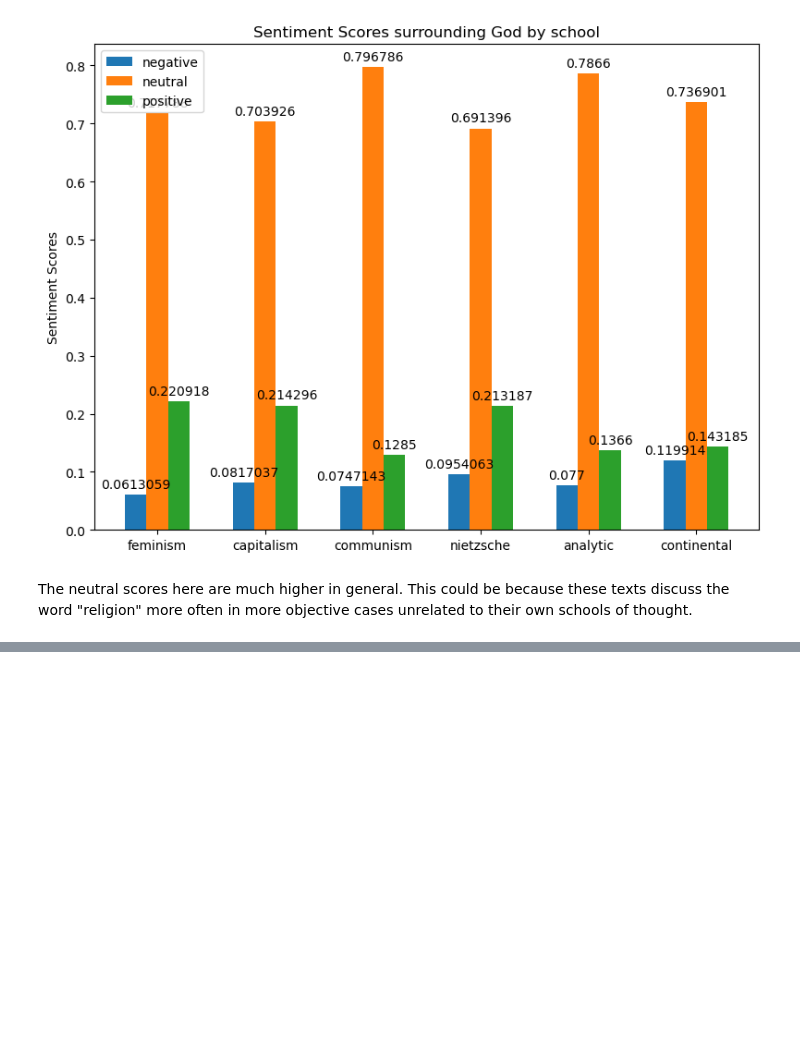
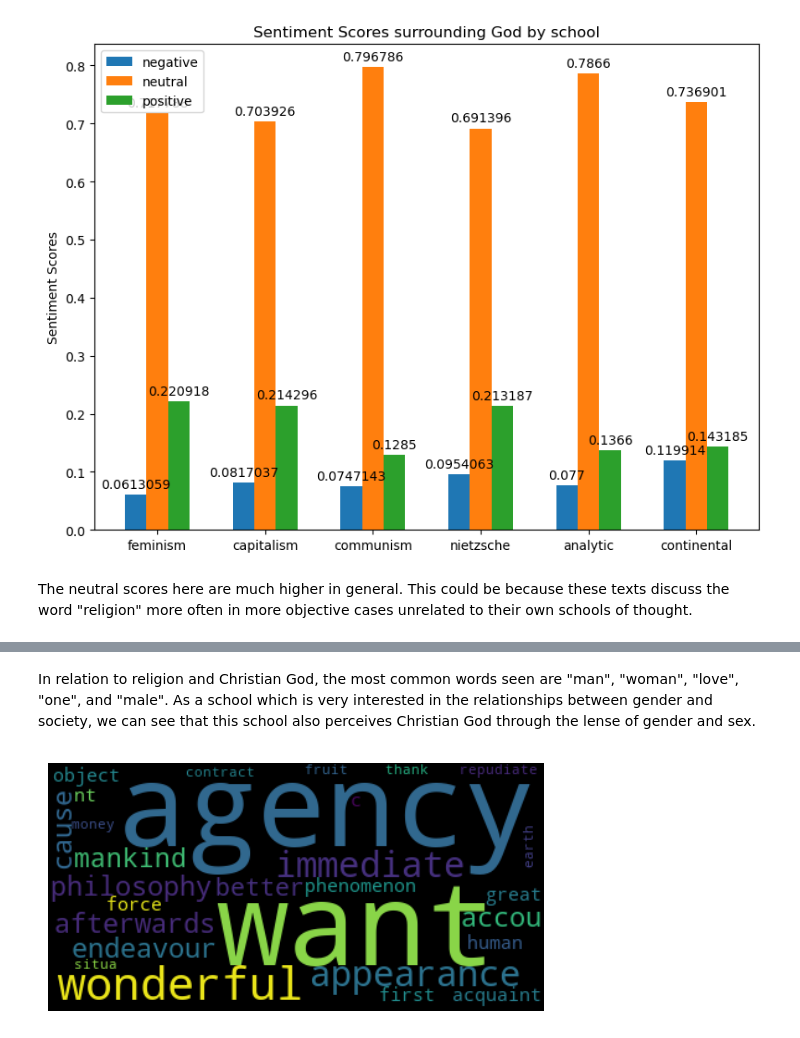
Before and after one commit to TZstatsADS/ads-spring2023-project1-lpa2114, a Jupyter notebook: doc/ADS Philosophy Project.ipynb, the cells around one changed output, grey strips where cells are left out. Drawn from its saved outputs; the diff is of its cells as text; code cells hidden in the pictures; blank space fills up the shorter version.

```diff
--- a/doc/ADS Philosophy Project.ipynb
+++ b/doc/ADS Philosophy Project.ipynb
@@ -204,0 +220,8 @@ We look at the same six schools here. Now we will create word clouds to visualiz
+# %% [markdown]
+In relation to religion and Christian God, the most common words seen are "man", "woman", "love", "one", and "male". As a school which is very interested in the relationships between gender and society, we can see that this school also perceives Christian God through the lense of gender and sex.
+# %%
+plt.imshow(word_cloud_synth('capitalism','God'), interpolation='bilinear')
+plt.axis("off")
+plt.show()
+# %% [output]
+[figure, added]
```
Also changed, not shown: parts of 11 cells of this notebook.
